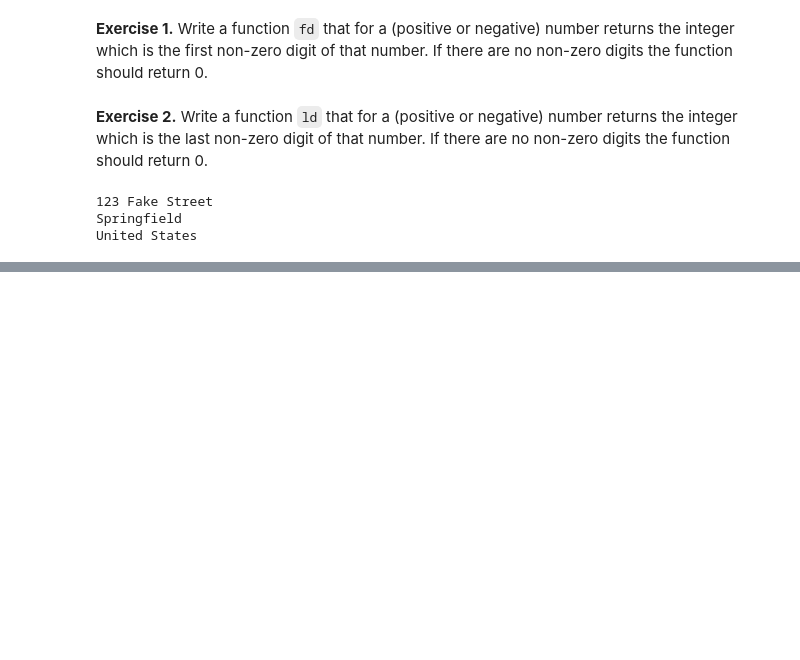
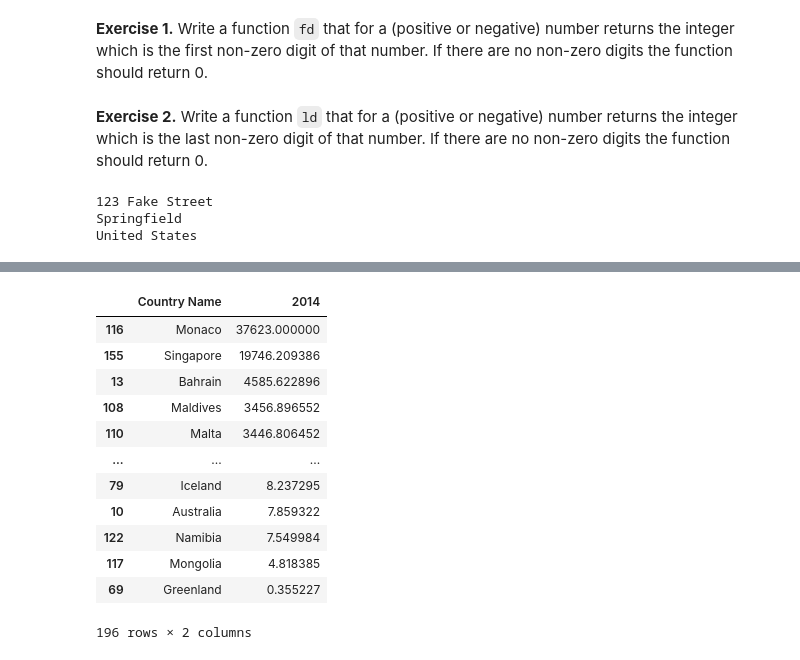
Before and after one commit to jllottes/jllottes.github.io, a Jupyter notebook: _static/weekly_notebooks/week13_notebook.ipynb, the cells around one changed output, grey strips where cells are left out. Saved outputs shown, nothing was run; the diff lists cells and outputs as text; code cells hidden in the pictures; blank space fills up the shorter version.

```diff
--- a/_static/weekly_notebooks/week13_notebook.ipynb
+++ b/_static/weekly_notebooks/week13_notebook.ipynb
@@ -284,0 +355,2 @@ session.get(...)
+# %%
+country_densities = pd.DataFrame(country_data[['Country Name','Country Code']])
@@ -284,0 +359,3 @@ session.get(...)
+# %%
+year_columns = country_data.columns[2:-2]
+year_columns
@@ -284,0 +371,19 @@ session.get(...)
+# %%
+for year_column in year_columns:
+    country_densities[year_column] = country_data[year_column] / country_data['Area (sq miles)']
+# %%
+country_densities[['Country Name','2014']].sort_values(by='2014',ascending=False)
+# %% [output]
+|  | Country Name | 2014 |
+| 116 | Monaco | 37623.000000 |
+| 155 | Singapore | 19746.209386 |
+| 13 | Bahrain | 4585.622896 |
+| 108 | Maldives | 3456.896552 |
+| 110 | Malta | 3446.806452 |
+| ... | ... | ... |
+| 79 | Iceland | 8.237295 |
+| 10 | Australia | 7.859322 |
+| 122 | Namibia | 7.549984 |
+| 117 | Mongolia | 4.818385 |
+| 69 | Greenland | 0.355227 |
+196 rows × 2 columns
```
Also changed, not shown: parts of 13 cells of this notebook, 56 other files.
